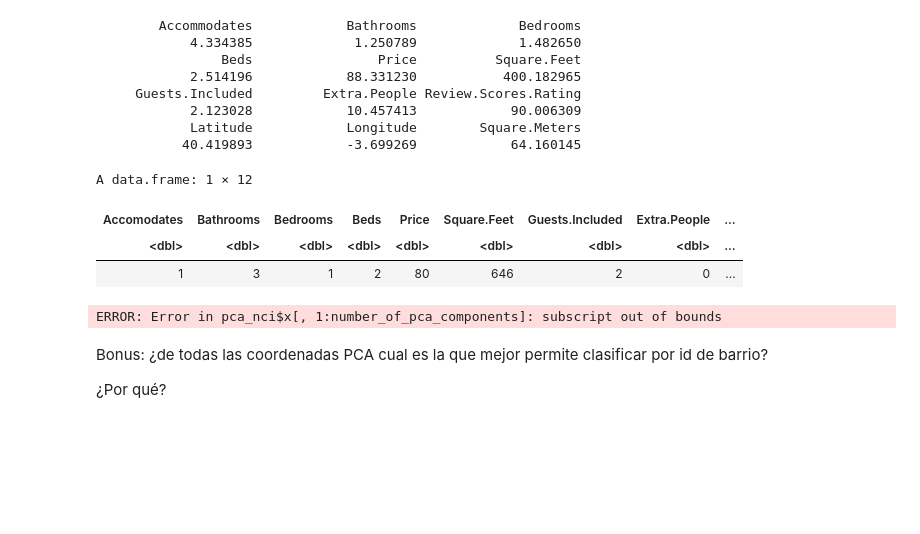
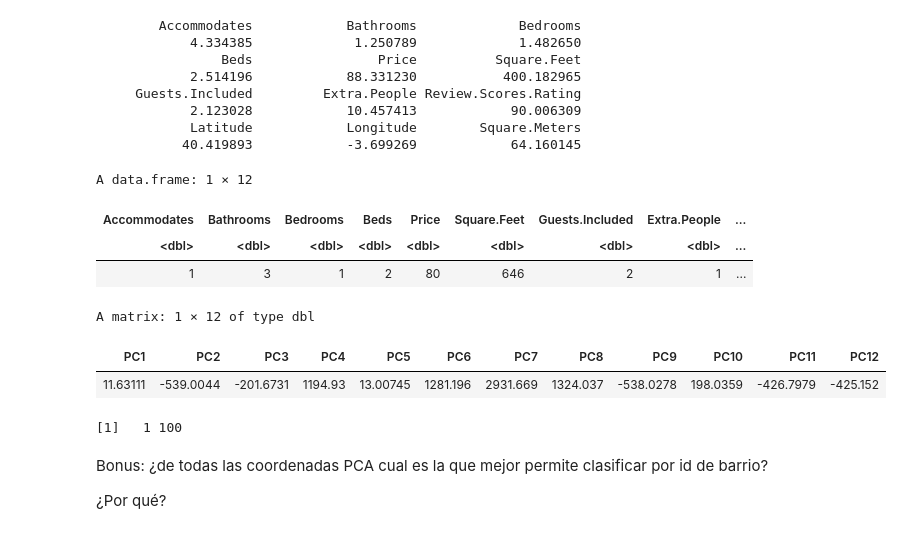
Before and after one commit to Gym28/PracticaDataMining, a Jupyter notebook: GinaMoreno2.ipynb, the cells around one changed output. Cells and saved outputs as stored; diff of their text form; code cells hidden in the pictures; blank space fills up the shorter version.

```diff
--- a/GinaMoreno2.ipynb
+++ b/GinaMoreno2.ipynb
@@ -781,41 +781,43 @@ pca_nci$center
             Latitude            Longitude        Square.Meters
            40.419893            -3.699269            64.160145
 # %%
-Accomodates<-c(1)
+Accommodates<-c(1)
 Bathrooms<-c(3)
 Price<-c(80)
 Bedrooms<-c(1)
 Beds<-c(2)
 Review.Scores.Rating<-c(40)
 Guests.Included<-c(2)
-Extra.People<-c(0)
+Extra.People<-c(1)
 Latitude<-c(-3.669571)
 Longitude <-c(40.41805)
 Square.Feet<-(646)
 Square.Meters<-c(60)
 
 
-pca_prediccion<-data.frame(Accomodates,Bathrooms,Bedrooms,Beds,
+pca_prediccion<-data.frame(Accommodates,Bathrooms,Bedrooms,Beds,
                      Price,Square.Feet,Guests.Included,Extra.People,Review.Scores.Rating,
                      Latitude,Longitude,Square.Meters )
 
 pca_prediccion
 # %% [output]
 A data.frame: 1 × 12
-| Accomodates | Bathrooms | Bedrooms | Beds | Price | Square.Feet | Guests.Included | Extra.People | ... |
+| Accommodates | Bathrooms | Bedrooms | Beds | Price | Square.Feet | Guests.Included | Extra.People | ... |
 | <dbl> | <dbl> | <dbl> | <dbl> | <dbl> | <dbl> | <dbl> | <dbl> | ... |
-| 1 | 3 | 1 | 2 | 80 | 646 | 2 | 0 | ... |
+| 1 | 3 | 1 | 2 | 80 | 646 | 2 | 1 | ... |
-# %%
-number_of_pca_components<-50
-
-Apc<-pca_nci$x[,1:number_of_pca_components]
-dist<-rep(NA,nrow(Apc))
-for (i in 1:nrow(Apc)){
-    dist[i]<-sum((pca_prediccion-Apc[i,])^2)
-}
-which.min(dist)
-# %% [output]
-ERROR: Error in pca_nci$x[, 1:number_of_pca_components]: subscript out of bounds
+# %%
+pca_prediccion_pca<-predict(pca_nci,pca_prediccion)
+test_pics_pca
+# %% [output]
+A matrix: 1 × 12 of type dbl
+| PC1 | PC2 | PC3 | PC4 | PC5 | PC6 | PC7 | PC8 | PC9 | PC10 | PC11 | PC12 |
+| 11.63111 | -539.0044 | -201.6731 | 1194.93 | 13.00745 | 1281.196 | 2931.669 | 1324.037 | -538.0278 | 198.0359 | -426.7979 | -425.152 |
+# %%
+number_of_pca_components<-100
+t_pic<-matrix(pca_nci[1:number_of_pca_components],nrow=1)
+dim(t_pic)
+# %% [output]
+[1]   1 100
 # %% [markdown]
 Bonus: ¿de todas las coordenadas PCA cual es la que mejor permite clasificar por id de barrio?
 
```
